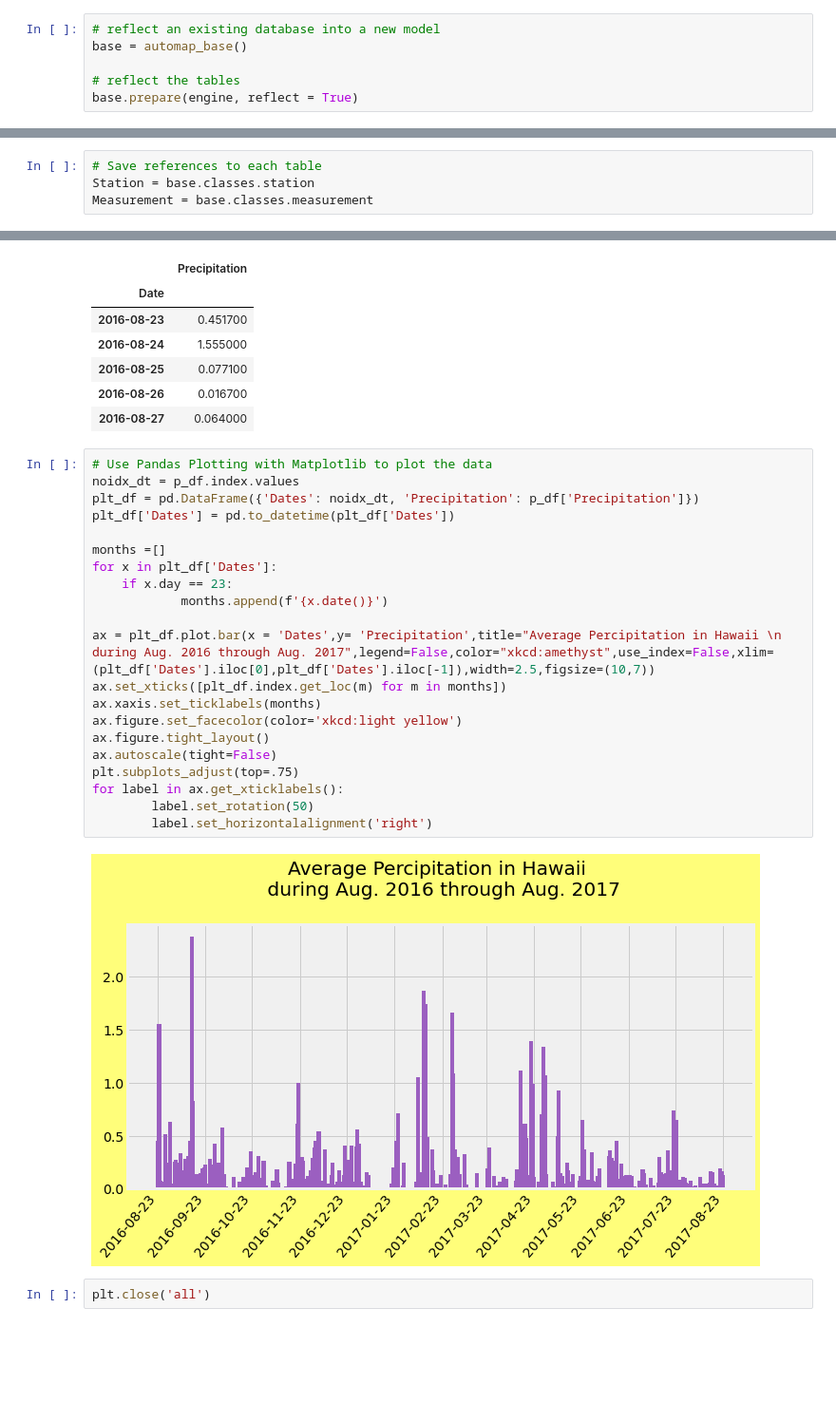
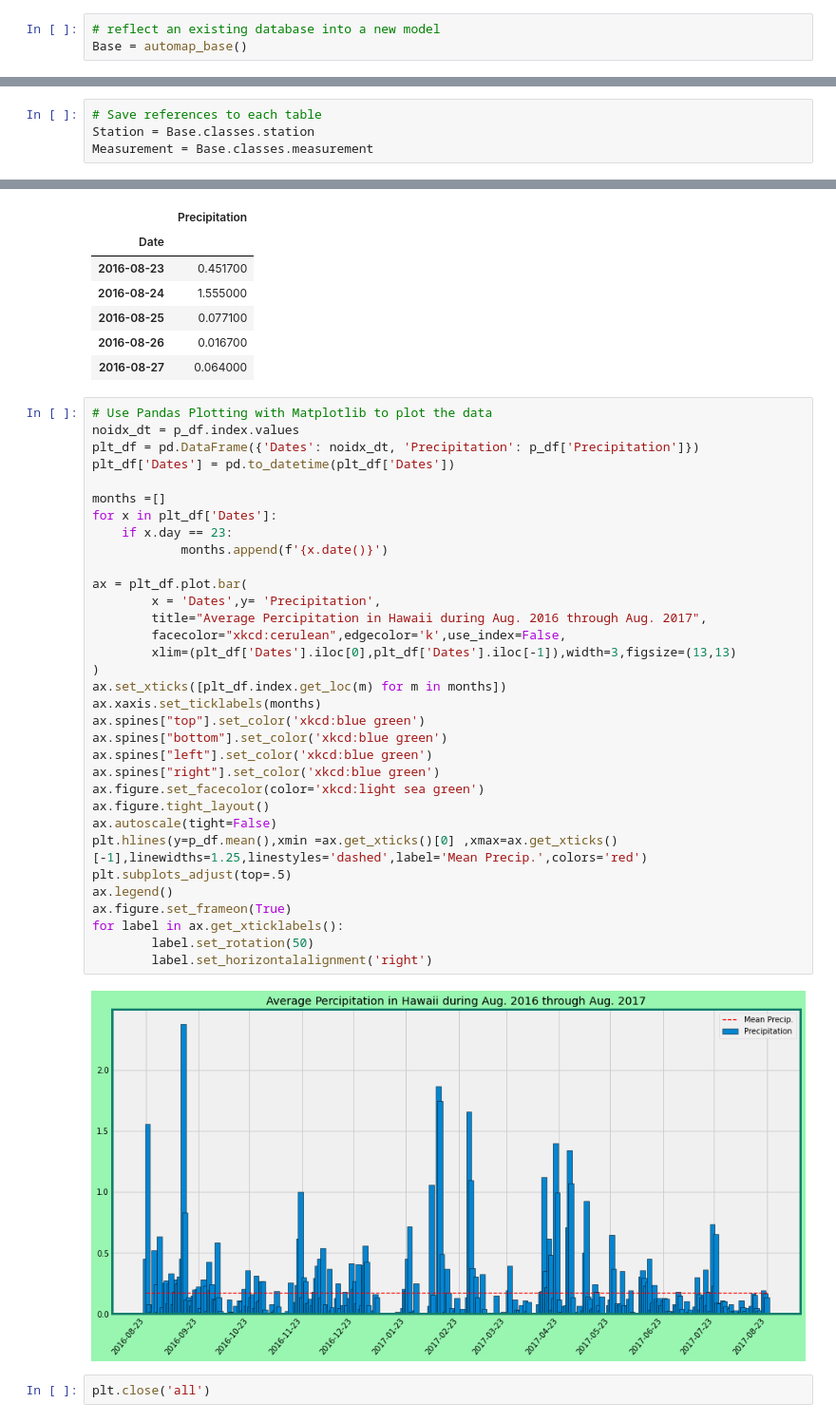
Before and after one commit to maxkrueger96/sqlalchemy-challenge, a Jupyter notebook: analysis.ipynb, the cells around one changed output, grey strips where cells are left out. Shown at 95% size. Drawn from its saved outputs; the diff is of its cells as text; blank space fills up the shorter version.

```diff
--- a/analysis.ipynb
+++ b/analysis.ipynb
@@ -24,7 +26,4 @@ from sqlalchemy import update
 engine = create_engine("sqlite:///Resources/hawaii.sqlite")
 # %%
 # reflect an existing database into a new model
-base = automap_base()
-
-# reflect the tables
-base.prepare(engine, reflect = True)
+Base = automap_base()
@@ -35,8 +37,8 @@ base.classes.keys()
 ['measurement', 'station']
 # %%
 # Save references to each table
-Station = base.classes.station
-Measurement = base.classes.measurement
+Station = Base.classes.station
+Measurement = Base.classes.measurement
 # %%
 # Preview of the Station table
 station_res = engine.execute("select * from station")
@@ -129,26 +130,38 @@ p_df.head(5).style
 # %%
 # Use Pandas Plotting with Matplotlib to plot the data
 noidx_dt = p_df.index.values
 plt_df = pd.DataFrame({'Dates': noidx_dt, 'Precipitation': p_df['Precipitation']})
 plt_df['Dates'] = pd.to_datetime(plt_df['Dates'])
 
 months =[]
 for x in plt_df['Dates']:
     if x.day == 23:
             months.append(f'{x.date()}')
 
-ax = plt_df.plot.bar(x = 'Dates',y= 'Precipitation',title="Average Percipitation in Hawaii \n during Aug. 2016 through Aug. 2017",legend=False,color="xkcd:amethyst",use_index=False,xlim=(plt_df['Dates'].iloc[0],plt_df['Dates'].iloc[-1]),width=2.5,figsize=(10,7))
+ax = plt_df.plot.bar(
+        x = 'Dates',y= 'Precipitation',
+        title="Average Percipitation in Hawaii during Aug. 2016 through Aug. 2017",
+        facecolor="xkcd:cerulean",edgecolor='k',use_index=False,
+        xlim=(plt_df['Dates'].iloc[0],plt_df['Dates'].iloc[-1]),width=3,figsize=(13,13)
+)
 ax.set_xticks([plt_df.index.get_loc(m) for m in months])
 ax.xaxis.set_ticklabels(months)
-ax.figure.set_facecolor(color='xkcd:light yellow')
+ax.spines["top"].set_color('xkcd:blue green')
+ax.spines["bottom"].set_color('xkcd:blue green')
+ax.spines["left"].set_color('xkcd:blue green')
+ax.spines["right"].set_color('xkcd:blue green')
+ax.figure.set_facecolor(color='xkcd:light sea green')
 ax.figure.tight_layout()
 ax.autoscale(tight=False)
-plt.subplots_adjust(top=.75)
+plt.hlines(y=p_df.mean(),xmin =ax.get_xticks()[0] ,xmax=ax.get_xticks()[-1],linewidths=1.25,linestyles='dashed',label='Mean Precip.',colors='red')
+plt.subplots_adjust(top=.5)
+ax.legend()
+ax.figure.set_frameon(True)
 for label in ax.get_xticklabels():
         label.set_rotation(50)
         label.set_horizontalalignment('right')
 # %% [output]
-[figure, old version]
+[figure, new version]
 # %%
 plt.close('all')
 # %%
```
Also changed, not shown: parts of 14 cells of this notebook.
